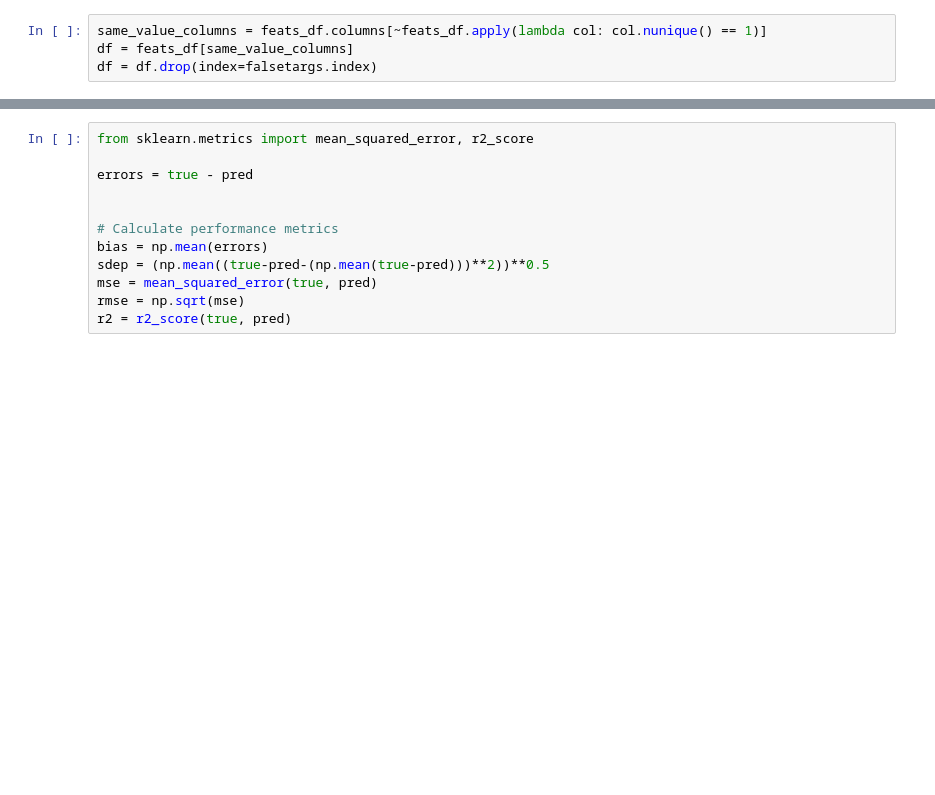
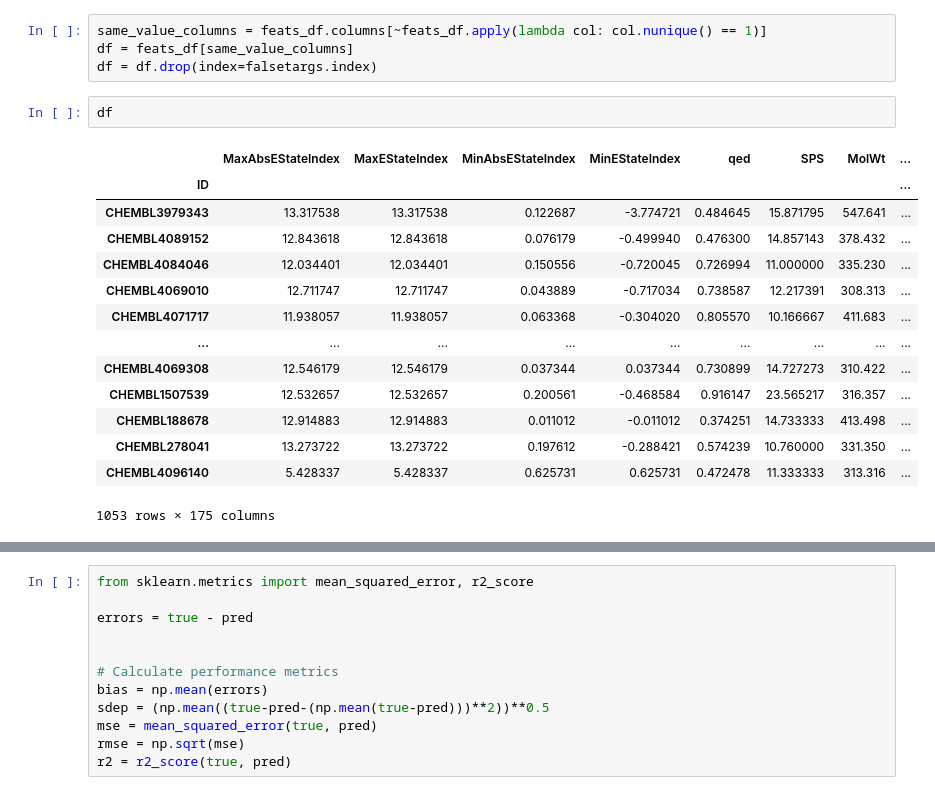
Before and after one commit to yhb18174/Recreating_DMTA, a Jupyter notebook: scripts/models/model_testing.ipynb, the cells around one changed output, grey strips where cells are left out. Saved outputs shown, nothing was run; the diff lists cells and outputs as text; blank space fills up the shorter version.

```diff
--- a/scripts/models/model_testing.ipynb
+++ b/scripts/models/model_testing.ipynb
@@ -35,6 +34,23 @@ targs=targs.drop(index=falsetargs.index)
 same_value_columns = feats_df.columns[~feats_df.apply(lambda col: col.nunique() == 1)]
 df = feats_df[same_value_columns]
 df = df.drop(index=falsetargs.index)
+# %%
+df
+# %% [output]
+|  | MaxAbsEStateIndex | MaxEStateIndex | MinAbsEStateIndex | MinEStateIndex | qed | SPS | MolWt | ... |
+| ID |  |  |  |  |  |  |  | ... |
+| CHEMBL3979343 | 13.317538 | 13.317538 | 0.122687 | -3.774721 | 0.484645 | 15.871795 | 547.641 | ... |
+| CHEMBL4089152 | 12.843618 | 12.843618 | 0.076179 | -0.499940 | 0.476300 | 14.857143 | 378.432 | ... |
+| CHEMBL4084046 | 12.034401 | 12.034401 | 0.150556 | -0.720045 | 0.726994 | 11.000000 | 335.230 | ... |
+| CHEMBL4069010 | 12.711747 | 12.711747 | 0.043889 | -0.717034 | 0.738587 | 12.217391 | 308.313 | ... |
+| CHEMBL4071717 | 11.938057 | 11.938057 | 0.063368 | -0.304020 | 0.805570 | 10.166667 | 411.683 | ... |
+| ... | ... | ... | ... | ... | ... | ... | ... | ... |
+| CHEMBL4069308 | 12.546179 | 12.546179 | 0.037344 | 0.037344 | 0.730899 | 14.727273 | 310.422 | ... |
+| CHEMBL1507539 | 12.532657 | 12.532657 | 0.200561 | -0.468584 | 0.916147 | 23.565217 | 316.357 | ... |
+| CHEMBL188678 | 12.914883 | 12.914883 | 0.011012 | -0.011012 | 0.374251 | 14.733333 | 413.498 | ... |
+| CHEMBL278041 | 13.273722 | 13.273722 | 0.197612 | -0.288421 | 0.574239 | 10.760000 | 331.350 | ... |
+| CHEMBL4096140 | 5.428337 | 5.428337 | 0.625731 | 0.625731 | 0.472478 | 11.333333 | 313.316 | ... |
+1053 rows × 175 columns
 # %%
 model.Train_Regressor(search_type='grid',
                       hyper_params=hyper_params,
```
Also changed, not shown: parts of 9 cells of this notebook, 25 other files.
